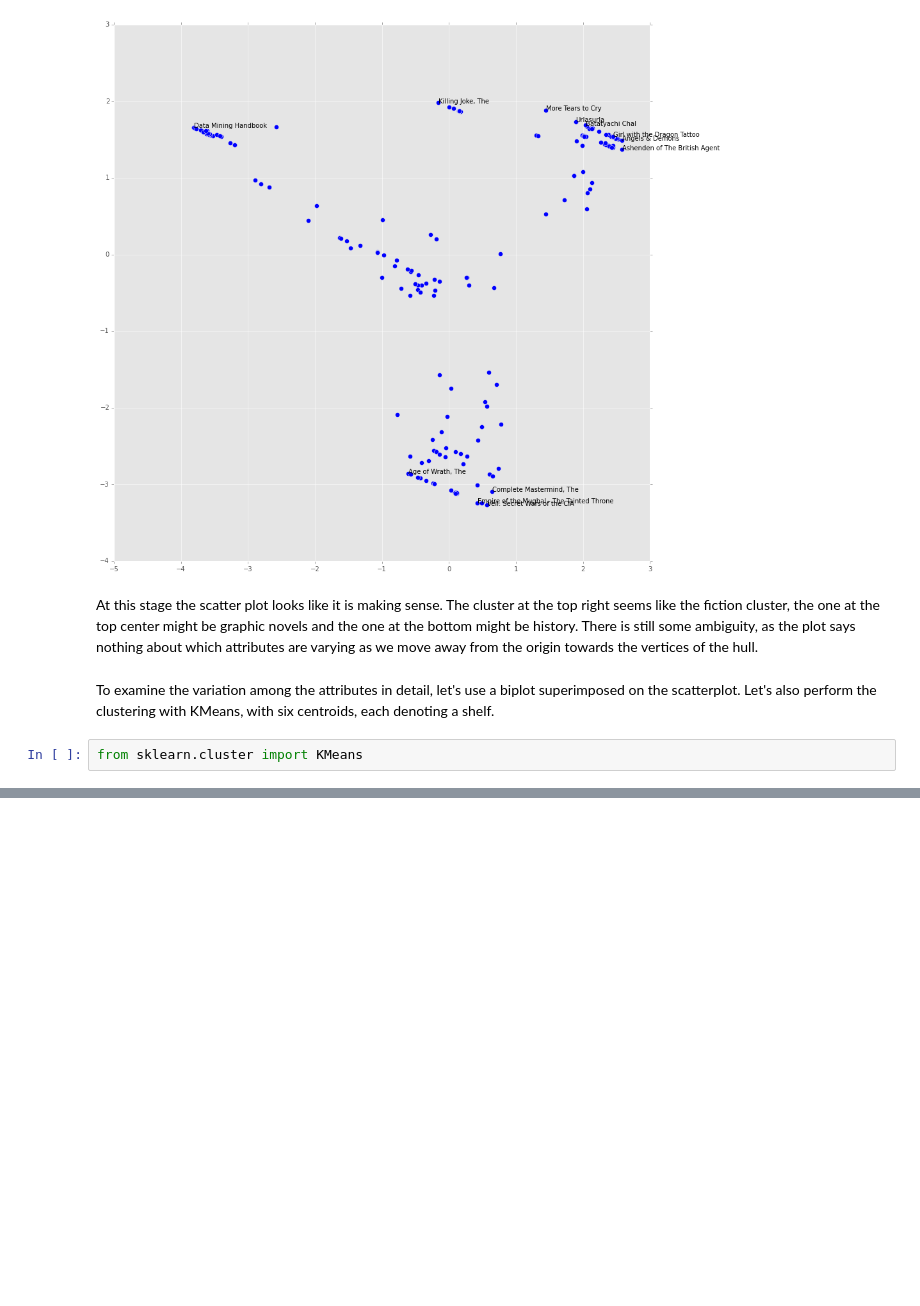
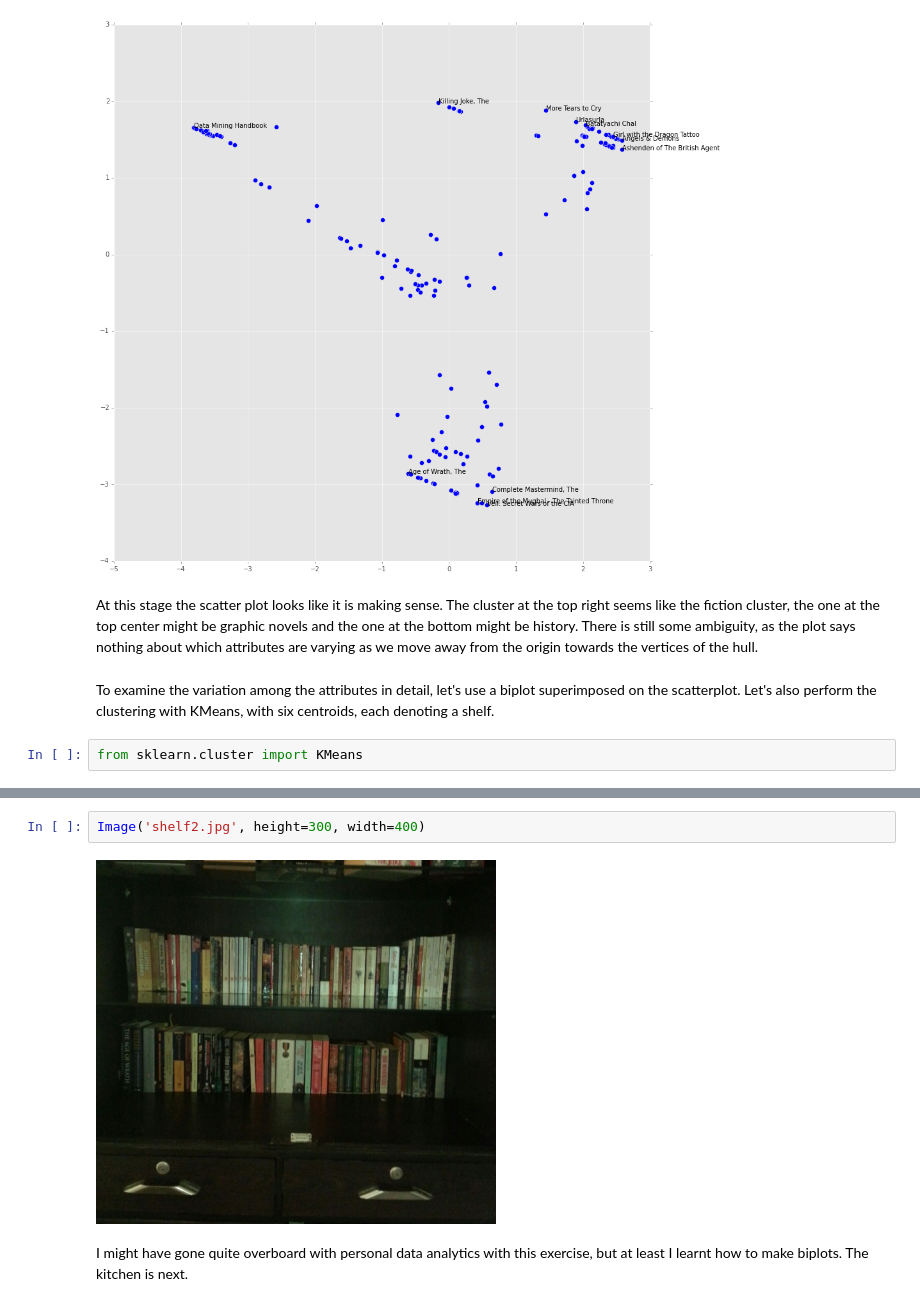
Before and after one commit to jaidevd/jaidevd.github.io, a Jupyter notebook: content/downloads/notebooks/bookshelf.ipynb, the cells around one changed output, grey strips where cells are left out. Cells and saved outputs as stored; diff of their text form; blank space fills up the shorter version.

```diff
--- a/content/downloads/notebooks/bookshelf.ipynb
+++ b/content/downloads/notebooks/bookshelf.ipynb
@@ -150,0 +142,6 @@ subgenre_20
+# %%
+Image('shelf2.jpg', height=300, width=400)
+# %% [output]
+[figure, added]
+# %% [markdown]
+I might have gone quite overboard with personal data analytics with this exercise, but at least I learnt how to make biplots. The kitchen is next.
```
Also changed, not shown: parts of 11 cells of this notebook, 4 other files.
